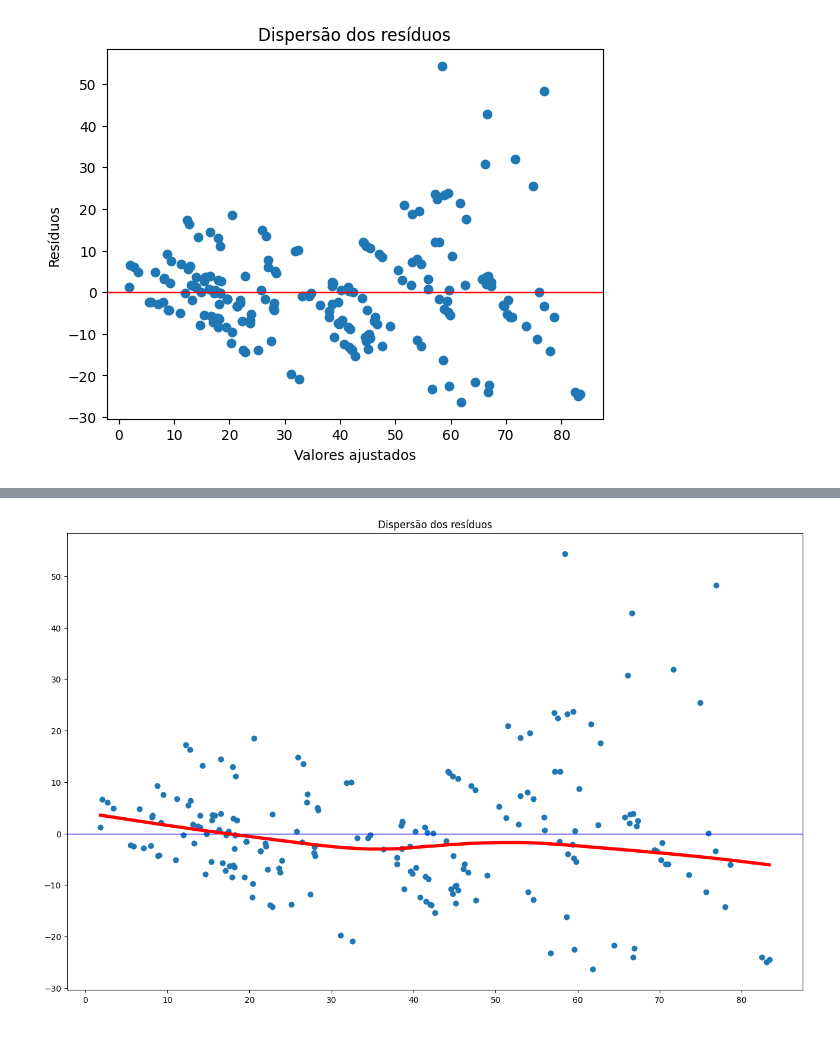
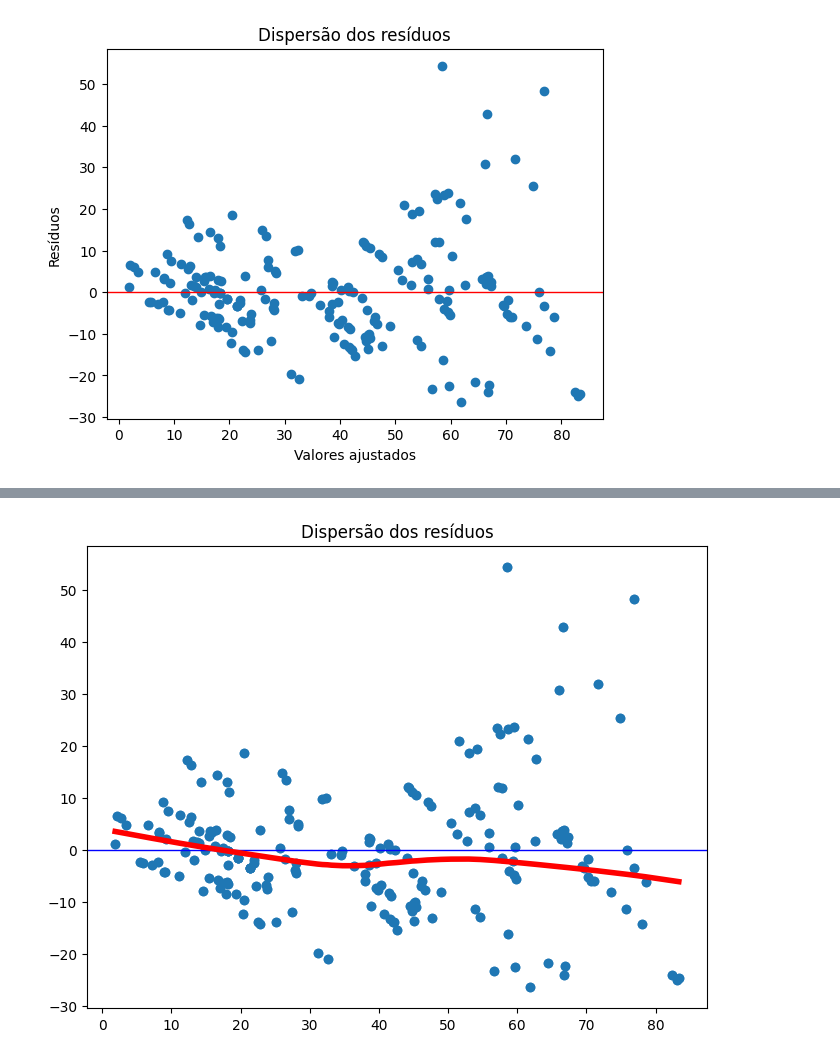
Before and after one commit to Schadenlord/econometria-em-python, a Jupyter notebook: cross_section_parte1.ipynb, the cells around one changed output, grey strips where cells are left out. Drawn from its saved outputs; the diff is of its cells as text; code cells hidden in the pictures.

```diff
--- a/cross_section_parte1.ipynb
+++ b/cross_section_parte1.ipynb
@@ -746,15 +793,15 @@ Notes:
 # %%
 ## Gráfico de dispersão dos resíduos com a linha de tendência em cov_type='HC3'
 residuals_robust = model_robust.resid
 fitted_robust = model_robust.fittedvalues
 
-plt.figure(figsize=(16, 10))
+plt.figure(figsize=(8, 6))
 plt.scatter(fitted_robust, residuals_robust)
 plt.xlabel('Valores ajustados')
 plt.ylabel('Resíduos')
 plt.axhline(y=0, color='blue', linewidth=1)
 plt.title('Dispersão dos resíduos')
 sns.regplot(x=fitted_robust, y=residuals_robust, lowess=True, line_kws={'color': 'red', 'linewidth': 4})
 plt.show()
 # %% [output]
-[figure, old version]
+[figure, new version]
```
Also changed, not shown: parts of 24 cells of this notebook, 2 other files.
